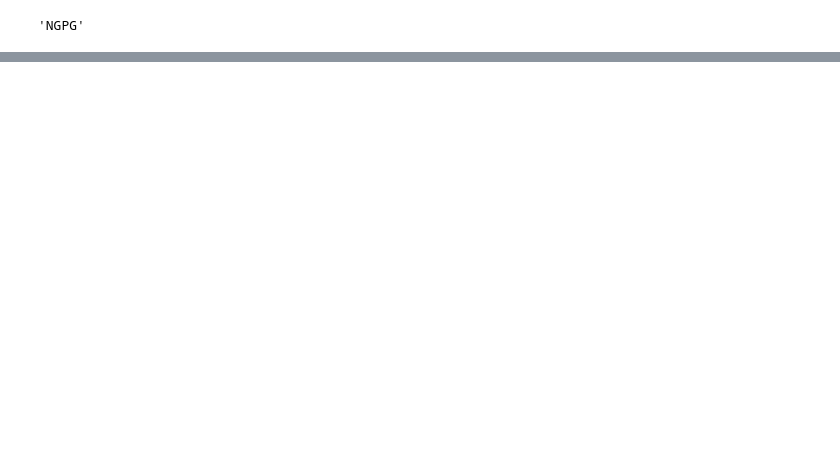
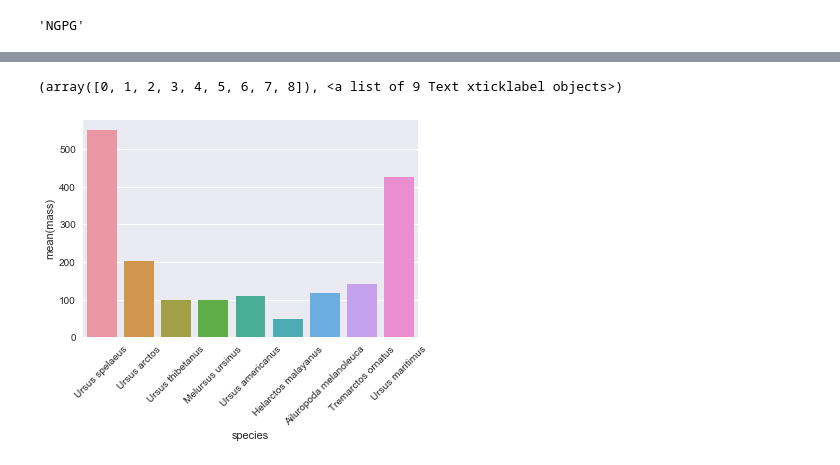
Before and after one commit to erdostal/python_homework, a Jupyter notebook: EmmaMillerPythonAssignment.ipynb, the cells around one changed output, grey strips where cells are left out. Drawn from its saved outputs; the diff is of its cells as text; code cells hidden in the pictures; blank space fills up the shorter version.

```diff
--- a/EmmaMillerPythonAssignment.ipynb
+++ b/EmmaMillerPythonAssignment.ipynb
@@ -65,4 +57,0 @@ def get_proportion_aa_type_function(aa_seq):
-# %%
-for i in cytb_seqs.keys():
-    translated = translate_function(str(cytb_seqs[i]))
-    get_proportion_aa_type(translated)
@@ -78,0 +106,20 @@ MTNIRKTHPLAKIINNSFIDLPTPSNISAWWNFGSLLGVCLILQILTGLFLAMHYTSDTTTAFSSVTHICRDVHYGWVIR
+# %%
+##Part 5
+#load bears_data.csv in as bear_df to add columns
+bear_df = pd.read_csv("bears_data.csv")
+# %%
+#I think index repeats the columns created across the varioius rows. Might also be called chained indexing?
+#source for index: http://stackoverflow.com/questions/13842088/set-value-for-particular-cell-in-pandas-dataframe
+index = 0
+#For each key (species name) perform the following functions on the sequence
+for i in cytb_seqs.keys():
+#translate nucleotides into aminio acids, call it aa_seq
+    aa_seq = translate_function(str(cytb_seqs[i]))
+#find proportions of charged, polar, hydrophobic
+    charged_prop, polar_prop, hydro_prop = get_proportion_aa_type_function(aa_seq)
+#add these items to bears_df as "charged", "polar", and "hydrophobic"
+    bear_df.set_value(index, 'charged', charged_prop)
+    bear_df.set_value(index, 'polar', polar_prop)
+    bear_df.set_value(index, 'hydrophobic', hydro_prop)
+
+    index += 1
@@ -78,0 +148,4 @@ MTNIRKTHPLAKIINNSFIDLPTPSNISAWWNFGSLLGVCLILQILTGLFLAMHYTSDTTTAFSSVTHICRDVHYGWVIR
+# %%
+#removing species and mass to be graphed
+bear_bar = bear_df[['species', 'mass']]
+bear_bar
@@ -78,0 +163,9 @@ MTNIRKTHPLAKIINNSFIDLPTPSNISAWWNFGSLLGVCLILQILTGLFLAMHYTSDTTTAFSSVTHICRDVHYGWVIR
+# %%
+##Part 6
+#plot bear species by mass using seaborn and matplotlib.pyplot
+bear_plot = sns.barplot(x='species',y='mass', data= bear_bar)
+plt.xticks(rotation=45)
+#Ursus spleleaus is the largest bear followed by Ursus maritimus
+# %% [output]
+(array([0, 1, 2, 3, 4, 5, 6, 7, 8]), <a list of 9 Text xticklabel objects>)
+[figure, added]
```
Also changed, not shown: parts of 18 cells of this notebook.
